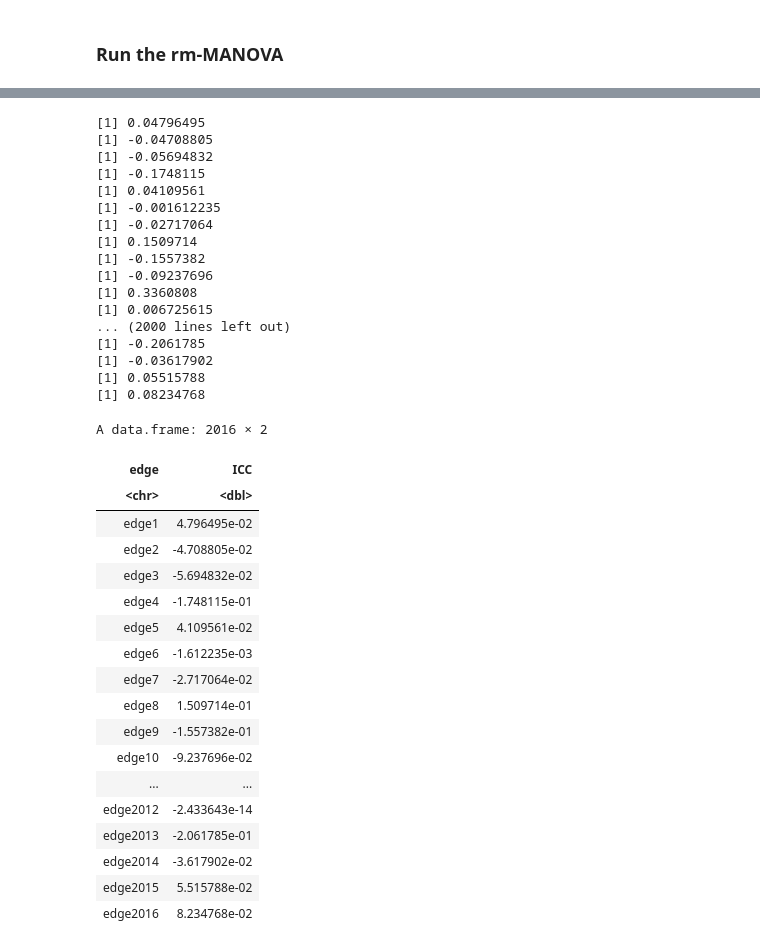
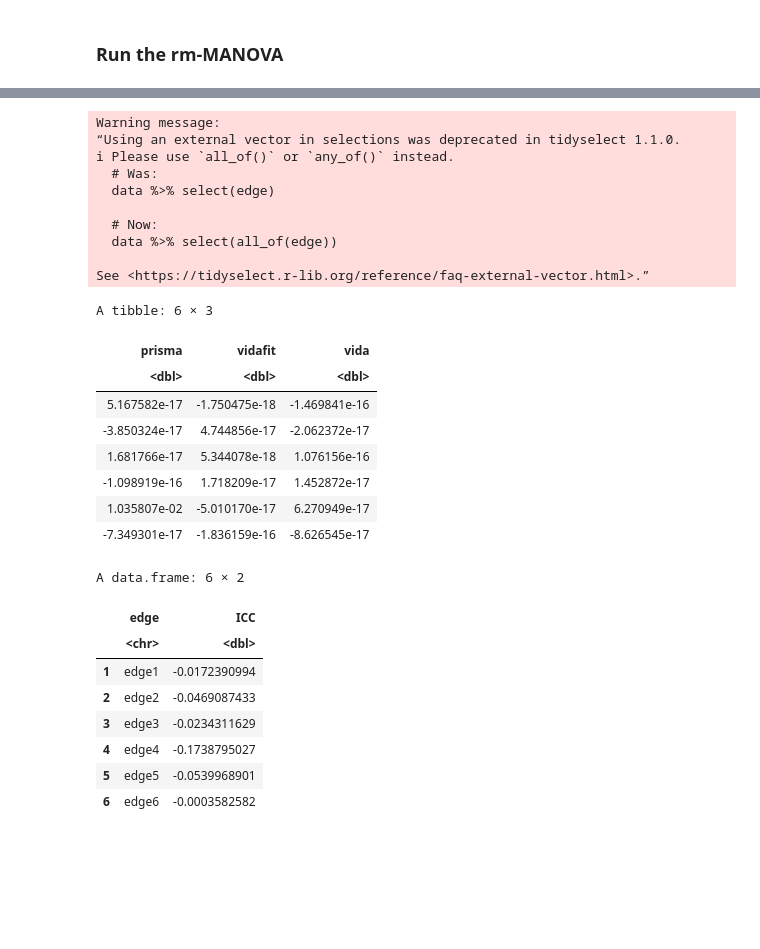
Before and after one commit to celprov/hcph-sops, a Jupyter notebook: docs/analysis/inter-scanner-variability.ipynb, the cells around one changed output, grey strips where cells are left out. Drawn from its saved outputs; the diff is of its cells as text; code cells hidden in the pictures; blank space fills up the shorter version.

```diff
--- a/docs/analysis/inter-scanner-variability.ipynb
+++ b/docs/analysis/inter-scanner-variability.ipynb
@@ -112,5 +113,6 @@ df_fc$filename <- NULL
 
 df_fc$scanner <- as.factor(df_fc$scanner)
 df_fc$repetition <- as.factor(df_fc$repetition)
+df_fc$order <- as.factor(df_fc$order)
 head(df_fc)
 # %% [output]
@@ -130,13 +132,13 @@ A data.frame: 6 × 1894
 dep_var <- ''
 col_names <- colnames(df_fc)
 #Remove non-iqms column names
-edge_keys <- col_names[c(-1,-2,-3)]
+edge_keys <- col_names[c(-1,-2,-3, -4, -5)]
 for (key in edge_keys){
     dep_var <- paste(dep_var, sprintf('%s +',key))
 }
 dep_var = substring(dep_var,1, nchar(dep_var)-2)
 
-my_formula <- as.formula(paste(dep_var, " ~ scanner + repetition"))
+my_formula <- as.formula(paste(dep_var, " ~ scanner"))
 my_formula
 # %% [output]
 edge1 + edge2 + edge3 + edge4 + edge5 + edge6 + edge7 + edge8 +
@@ -169,51 +173,44 @@ ERROR: Error in prepare.data(formula, data, subject, within): There is at least
 # %%
 icc_results <- data.frame(edge = character(), ICC = numeric(), stringsAsFactors = FALSE)
 
 for (edge in edge_keys) {
     # Keep only the edge and session columns
     df_icc <- df_fc[, c( "scanner", edge)]
     df_icc <- pivot_wider(df_icc, names_from = scanner, values_from = edge, values_fn = list)
     df_icc <- unnest(df_icc, cols = c(prisma, vida, vidafit))
     # Compute ICC(2,1) for this edge
     icc_val <- icc(df_icc, model = "twoway", type = "agreement", unit = "single")$value
     icc_results <- rbind(icc_results, data.frame(edge = edge, ICC = icc_val))
 }
-icc_results
+head(df_icc)
+head(icc_results)
 # %% [output]
-[1] 0.04796495
-[1] -0.04708805
-[1] -0.05694832
-[1] -0.1748115
-[1] 0.04109561
-[1] -0.001612235
-[1] -0.02717064
-[1] 0.1509714
-[1] -0.1557382
-[1] -0.09237696
-[1] 0.3360808
-[1] 0.006725615
-... (2000 lines left out)
-[1] -0.2061785
-[1] -0.03617902
-[1] 0.05515788
-[1] 0.08234768
+Warning message:
+“Using an external vector in selections was deprecated in tidyselect 1.1.0.
+ℹ Please use `all_of()` or `any_of()` instead.
+  # Was:
+  data %>% select(edge)
+
+  # Now:
+  data %>% select(all_of(edge))
+
+See <https://tidyselect.r-lib.org/reference/faq-external-vector.html>.”
-A data.frame: 2016 × 2
+A tibble: 6 × 3
-| edge | ICC |
-| <chr> | <dbl> |
-| edge1 | 4.796495e-02 |
-| edge2 | -4.708805e-02 |
-| edge3 | -5.694832e-02 |
-| edge4 | -1.748115e-01 |
-| edge5 | 4.109561e-02 |
-| edge6 | -1.612235e-03 |
-| edge7 | -2.717064e-02 |
-| edge8 | 1.509714e-01 |
-| edge9 | -1.557382e-01 |
-| edge10 | -9.237696e-02 |
-| ... | ... |
-| edge2012 | -2.433643e-14 |
-| edge2013 | -2.061785e-01 |
-| edge2014 | -3.617902e-02 |
-| edge2015 | 5.515788e-02 |
-| edge2016 | 8.234768e-02 |
+| prisma | vidafit | vida |
+| <dbl> | <dbl> | <dbl> |
+| 5.167582e-17 | -1.750475e-18 | -1.469841e-16 |
+| -3.850324e-17 | 4.744856e-17 | -2.062372e-17 |
+| 1.681766e-17 | 5.344078e-18 | 1.076156e-16 |
+| -1.098919e-16 | 1.718209e-17 | 1.452872e-17 |
+| 1.035807e-02 | -5.010170e-17 | 6.270949e-17 |
+| -7.349301e-17 | -1.836159e-16 | -8.626545e-17 |
+A data.frame: 6 × 2
+|  | edge | ICC |
+|  | <chr> | <dbl> |
+| 1 | edge1 | -0.0172390994 |
+| 2 | edge2 | -0.0469087433 |
+| 3 | edge3 | -0.0234311629 |
+| 4 | edge4 | -0.1738795027 |
+| 5 | edge5 | -0.0539968901 |
+| 6 | edge6 | -0.0003582582 |
 # %%
```
Also changed, not shown: parts of 13 cells of this notebook.
